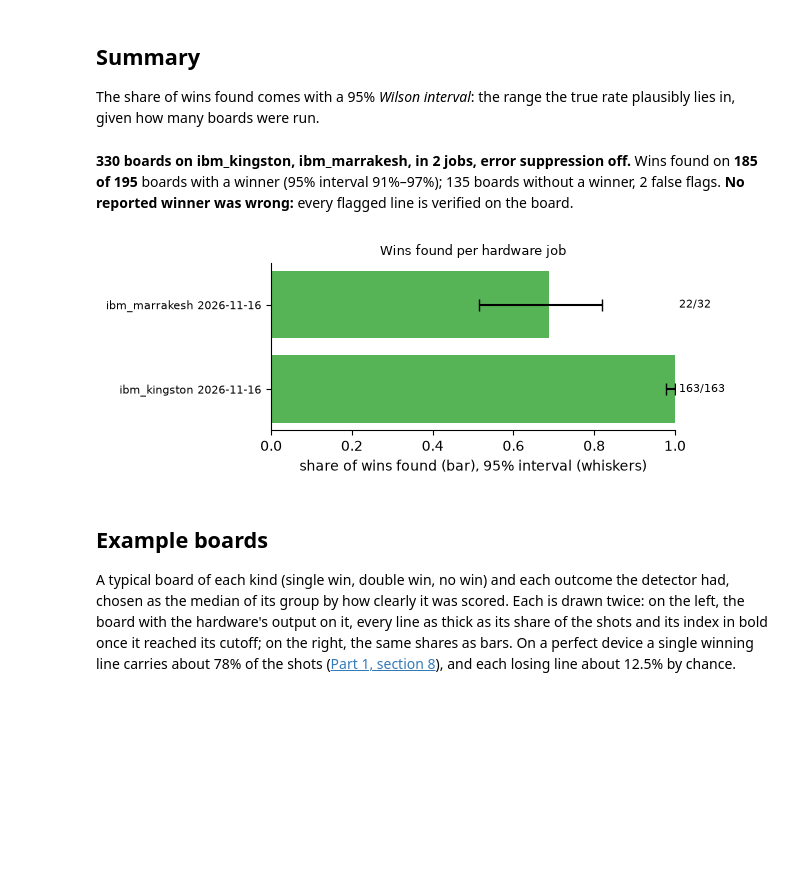
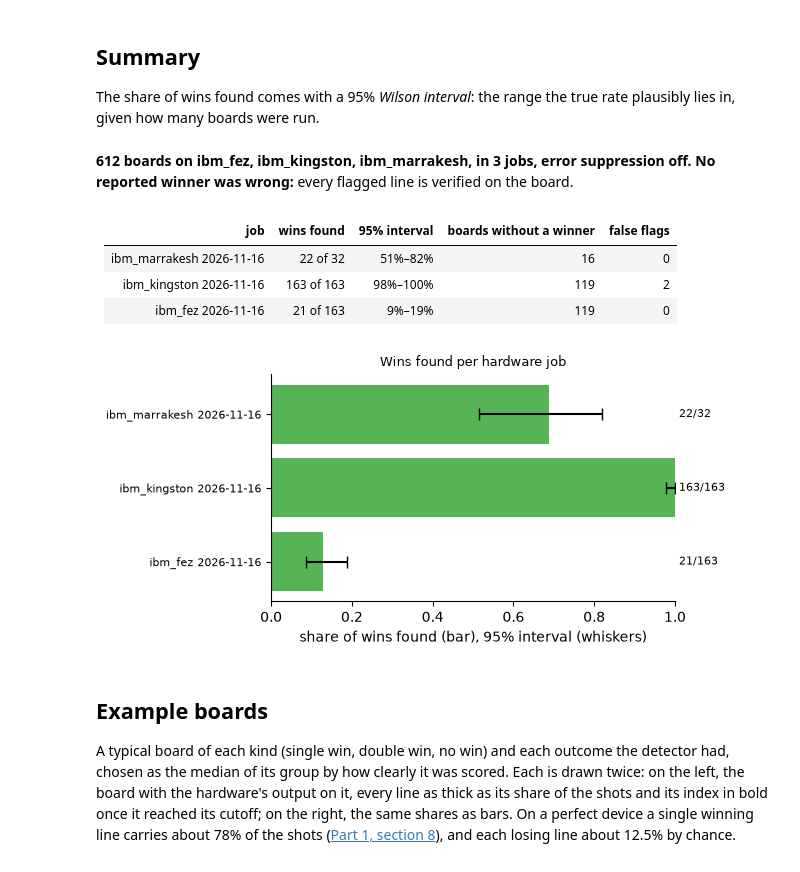
Before and after one commit to RyanPrax/Quantum-TicTacToe, a Jupyter notebook: notebooks/03_hardware.ipynb, the cells around one changed output. Cells and saved outputs as stored; diff of their text form; code cells hidden in the pictures; blank space fills up the shorter version.

```diff
--- a/notebooks/03_hardware.ipynb
+++ b/notebooks/03_hardware.ipynb
@@ -35,32 +35,40 @@ rate plausibly lies in, given how many boards were run.
 # %%
 saved = [rescore(job) for job in jobs(STORE, hardware_only=HARDWARE_ONLY)]
 if not saved:
     print(f"No hardware results saved yet in {STORE.root}; simulated runs are in 02_noise.")
 else:
     detections = [d for job in saved for d in job.detections]
-    with_winner = [d for d in detections if d["true_lines"]]
-    no_winner = [d for d in detections if not d["true_lines"]]
-    found = sum(bool(d["lines"]) for d in with_winner)
-    low, high = wilson_interval(found, len(with_winner))
-    flags = sum(len(d["rejected"]) for d in no_winner)
     assert not wrong_winners(detections)
     devices = ", ".join(sorted({job.backend["name"] for job in saved}))
     suppression = {job.suppression for job in saved}
     suppression = (f"error suppression {suppression.pop()}" if len(suppression) == 1
                    else "error suppression differs between jobs (section 1)")
+    # One row per job: devices differ too much for a pooled rate to describe any of them.
     display(plots.markdown(
         f"**{len(detections)} boards on {devices}, in {len(saved)} job{'s' if len(saved) > 1 else ''}, "
-        f"{suppression}.** "
-        f"Wins found on **{found} of {len(with_winner)}** boards with a winner (95% interval {low:.0%}–{high:.0%}); "
-        f"{len(no_winner)} boards without a winner, {flags} false flag{'s' if flags != 1 else ''}. "
-        "**No reported winner was wrong:** every flagged line is verified on the board."))
+        f"{suppression}. No reported winner was wrong:** every flagged line is verified on the board."))
+    summary = []
+    for job in saved:
+        with_winner = [d for d in job.detections if d["true_lines"]]
+        no_winner = [d for d in job.detections if not d["true_lines"]]
+        found = sum(bool(d["lines"]) for d in with_winner)
+        low, high = wilson_interval(found, len(with_winner))
+        summary.append((job.label, f"{found} of {len(with_winner)}", f"{low:.0%}–{high:.0%}", len(no_winner),
+                        sum(len(d["rejected"]) for d in no_winner)))
+    display(plots.table(["job", "wins found", "95% interval", "boards without a winner", "false flags"],
+                        summary, "lrrrr"))
     rows = [(job.label, sum(bool(d["lines"]) for d in job.detections if d["true_lines"]),
              sum(bool(d["true_lines"]) for d in job.detections)) for job in saved]
     plots.found_by_job(rows, "Wins found per hardware job")
     plt.show()
 # %% [output]
-**330 boards on ibm_kingston, ibm_marrakesh, in 2 jobs, error suppression off.** Wins found on **185 of 195** boards with a winner (95% interval 91%–97%); 135 boards without a winner, 2 false flags. **No reported winner was wrong:** every flagged line is verified on the board.
+**612 boards on ibm_fez, ibm_kingston, ibm_marrakesh, in 3 jobs, error suppression off. No reported winner was wrong:** every flagged line is verified on the board.
+| job | wins found | 95% interval | boards without a winner | false flags |
+| :--- | ---: | ---: | ---: | ---: |
+| ibm_marrakesh 2026-11-16 | 22 of 32 | 51%–82% | 16 | 0 |
+| ibm_kingston 2026-11-16 | 163 of 163 | 98%–100% | 119 | 2 |
+| ibm_fez 2026-11-16 | 21 of 163 | 9%–19% | 119 | 0 |
-[figure, old version]
+[figure, new version]
 # %% [markdown]
 ## Example boards
 
```
Also changed, not shown: parts of 6 cells of this notebook.
